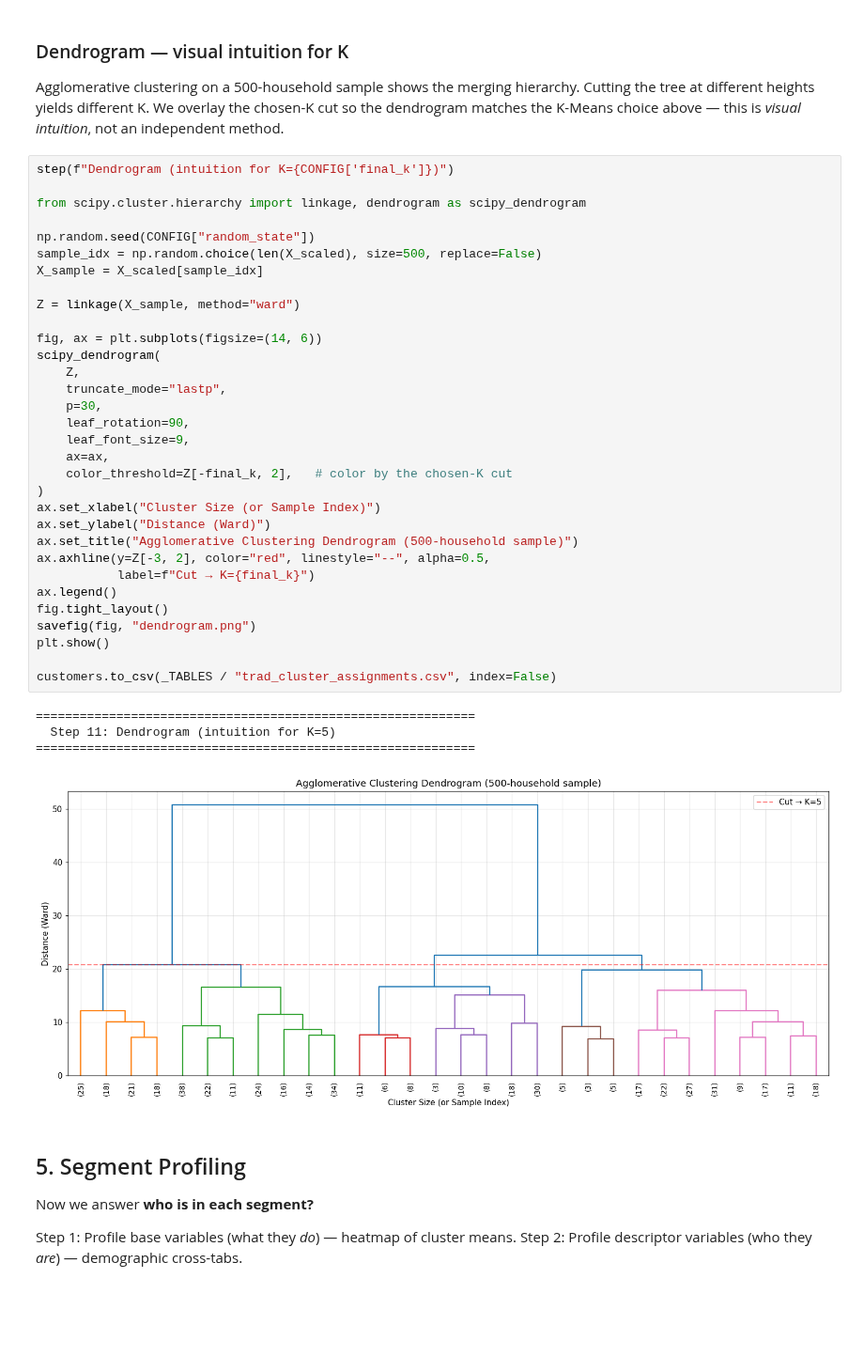
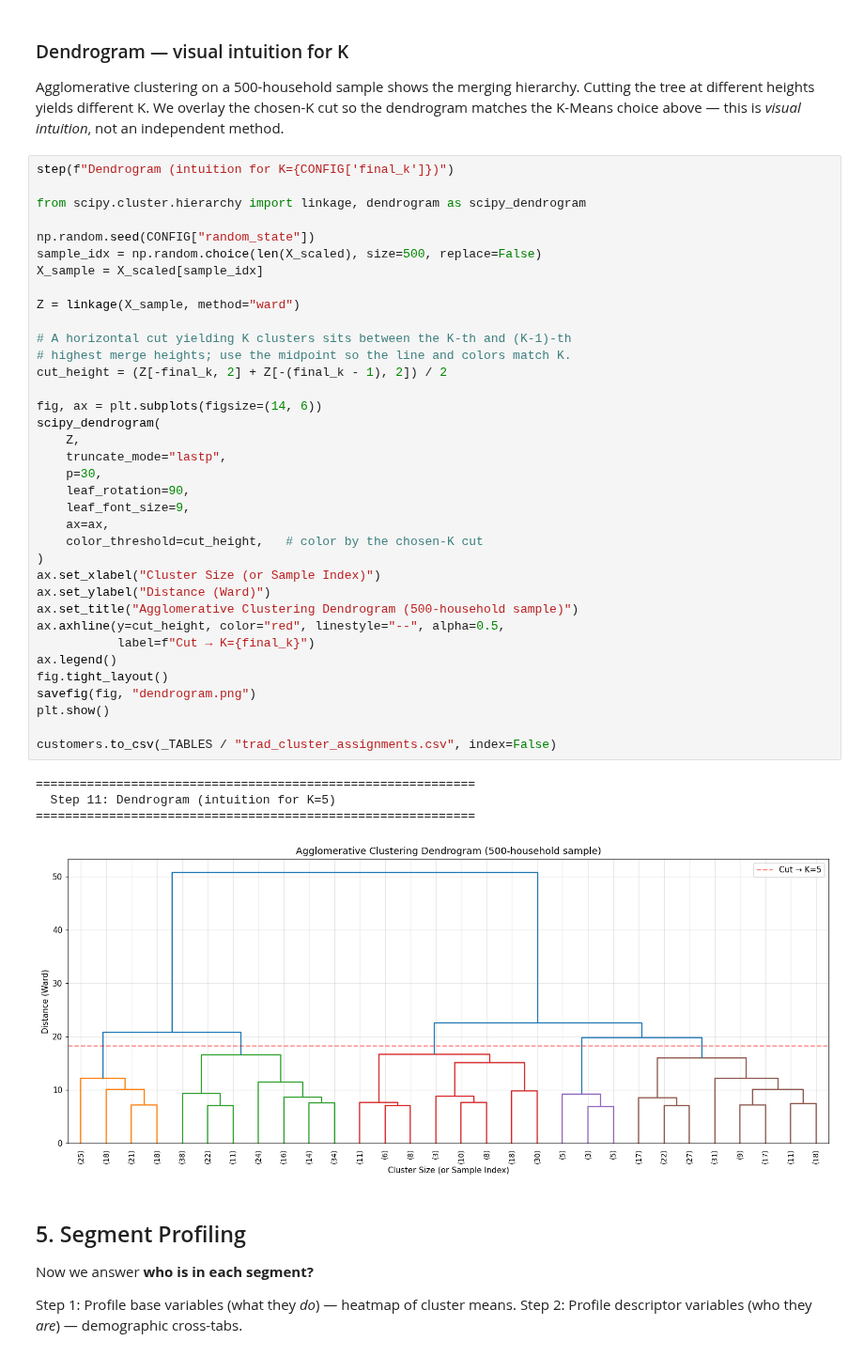
Before and after one commit to takechanman1228/marketing-science-in-python, a Jupyter notebook: notebooks/part4-customer-analytics/sec4.1_traditional_segmentation.ipynb, the cells around one changed output. Shown at 94% size. Drawn from its saved outputs; the diff is of its cells as text; blank space fills up the shorter version.

Commit message:
Refresh three notebooks: two-sided test tail now labeled α/2 (sec3.2), dendrogram cut line matches K=5 (sec4.1), MMM calibration uses a scale-free sigma floor (sec6.2)

```diff
--- a/notebooks/part4-customer-analytics/sec4.1_traditional_segmentation.ipynb
+++ b/notebooks/part4-customer-analytics/sec4.1_traditional_segmentation.ipynb
@@ -626,36 +628,40 @@ from scipy.cluster.hierarchy import linkage, dendrogram as scipy_dendrogram
 
 np.random.seed(CONFIG["random_state"])
 sample_idx = np.random.choice(len(X_scaled), size=500, replace=False)
 X_sample = X_scaled[sample_idx]
 
 Z = linkage(X_sample, method="ward")
 
+# A horizontal cut yielding K clusters sits between the K-th and (K-1)-th
+# highest merge heights; use the midpoint so the line and colors match K.
+cut_height = (Z[-final_k, 2] + Z[-(final_k - 1), 2]) / 2
+
 fig, ax = plt.subplots(figsize=(14, 6))
 scipy_dendrogram(
     Z,
     truncate_mode="lastp",
     p=30,
     leaf_rotation=90,
     leaf_font_size=9,
     ax=ax,
-    color_threshold=Z[-final_k, 2],   # color by the chosen-K cut
+    color_threshold=cut_height,   # color by the chosen-K cut
 )
 ax.set_xlabel("Cluster Size (or Sample Index)")
 ax.set_ylabel("Distance (Ward)")
 ax.set_title("Agglomerative Clustering Dendrogram (500-household sample)")
-ax.axhline(y=Z[-3, 2], color="red", linestyle="--", alpha=0.5,
+ax.axhline(y=cut_height, color="red", linestyle="--", alpha=0.5,
            label=f"Cut → K={final_k}")
 ax.legend()
 fig.tight_layout()
 savefig(fig, "dendrogram.png")
 plt.show()
 
 customers.to_csv(_TABLES / "trad_cluster_assignments.csv", index=False)
 # %% [output]
 ============================================================
   Step 11: Dendrogram (intuition for K=5)
 ============================================================
-[figure, old version]
+[figure, new version]
 # %% [markdown]
 ## 5. Segment Profiling
 
```
Also changed, not shown: parts of 2 cells of this notebook, 2 other files.
